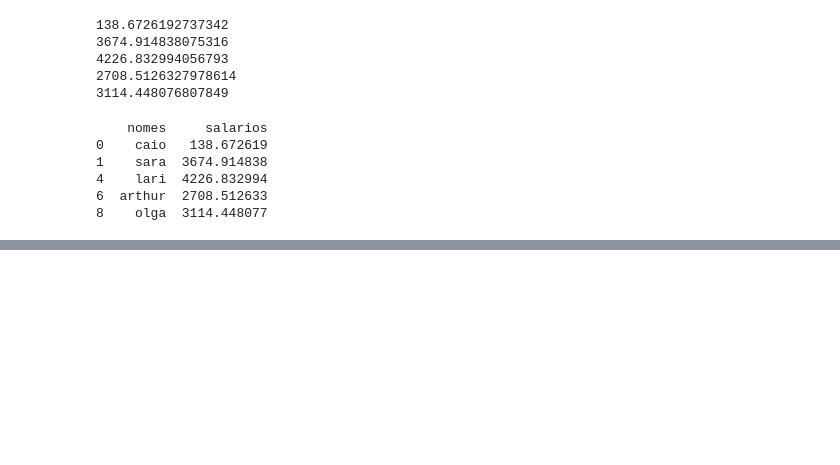
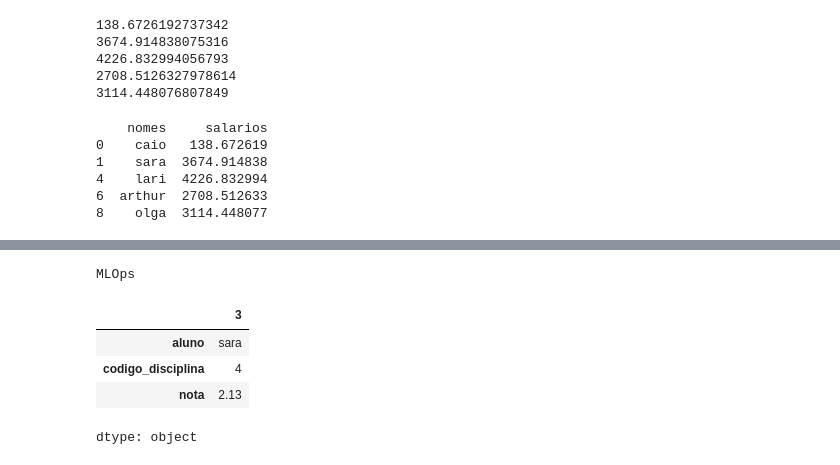
Before and after one commit to sararotenski/AlgoritmosEProgramacao, a Jupyter notebook: aula_2005.ipynb, the cells around one changed output, grey strips where cells are left out. Cells and saved outputs as stored; diff of their text form; code cells hidden in the pictures; blank space fills up the shorter version.

```diff
--- a/aula_2005.ipynb
+++ b/aula_2005.ipynb
@@ -284,0 +392,19 @@ O aluno helo possui a menor nota: 1.02
+# %%
+#acessando um registro por índice
+df = pd.read_csv('materias.csv')
+df2 = df.set_index('codigo_disciplina')
+#df2.drop(columns='nome_disciplina', inplace=True) <- exclui a coluna
+nome = df2.at[1, 'nome_disciplina'] #1 = índice, '' = coluna
+print(nome)
+# %% [output]
+MLOps
+# %%
+#acessando a linha toda
+df = pd.read_csv('notas.csv')
+df.loc[3]
+# %% [output]
+|  | 3 |
+| aluno | sara |
+| codigo_disciplina | 4 |
+| nota | 2.13 |
+dtype: object
```
Also changed, not shown: parts of 12 cells of this notebook.
